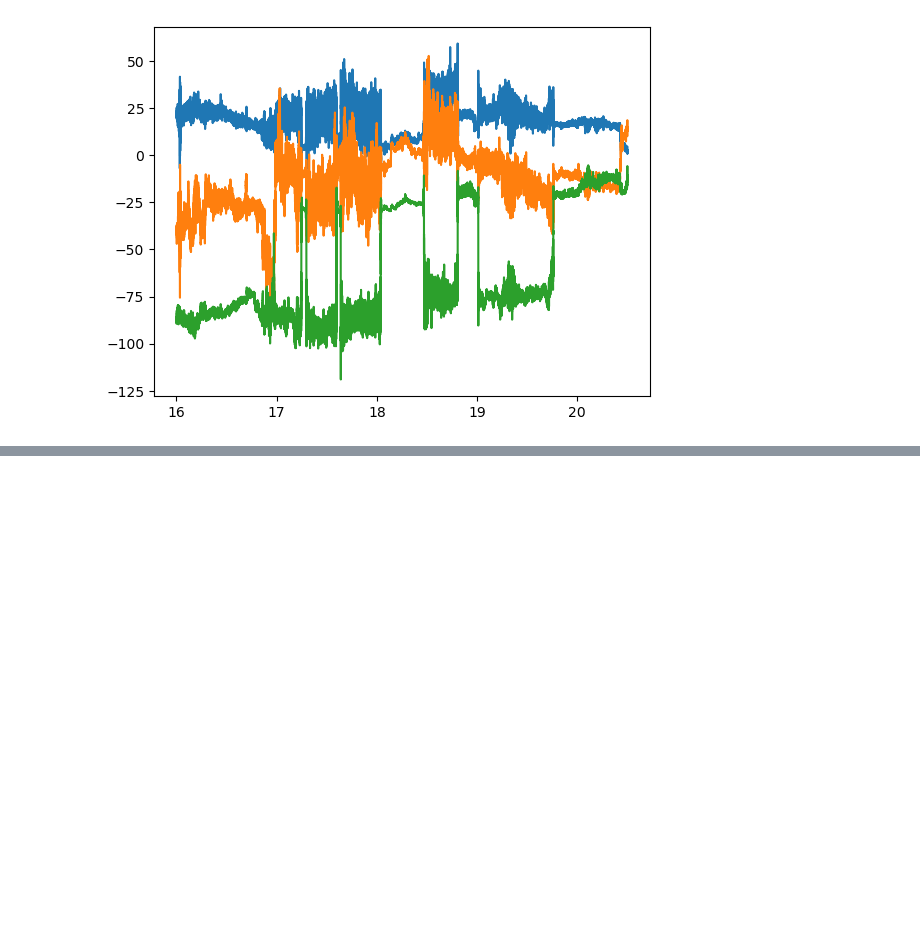
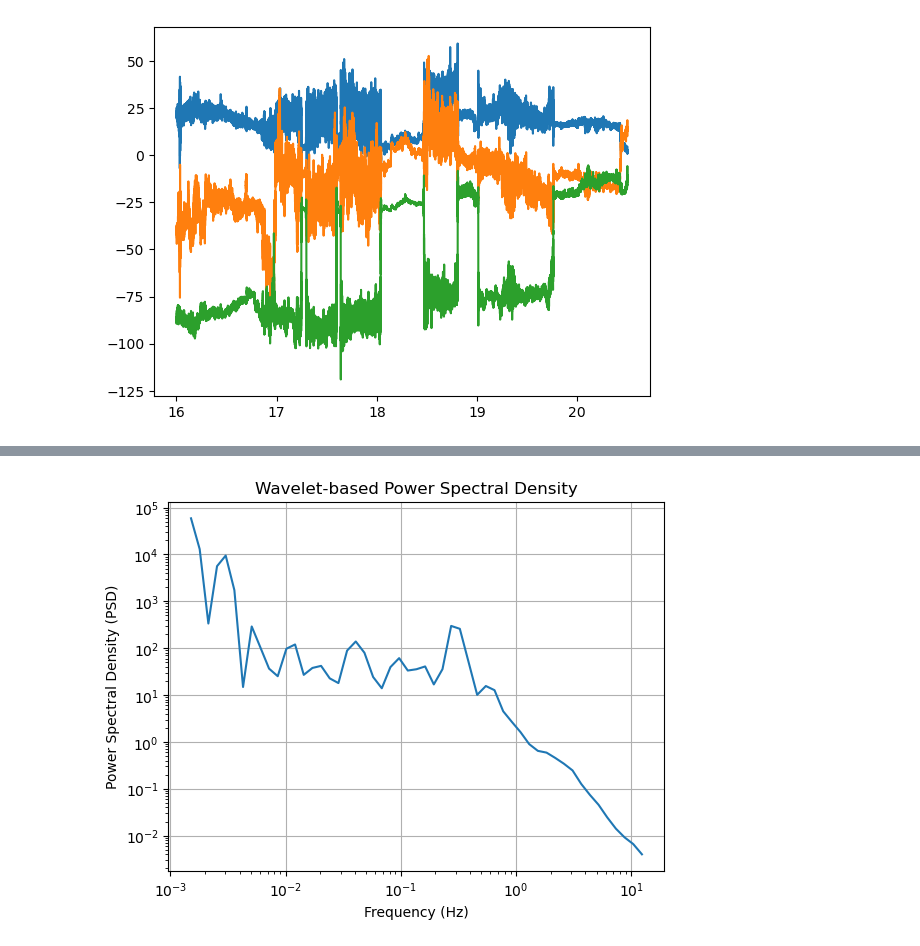
Before and after one commit to notanobis/Wavelet-Analysis, a Jupyter notebook: Code/plasma.ipynb, the cells around one changed output, grey strips where cells are left out. Saved outputs shown, nothing was run; the diff lists cells and outputs as text; code cells hidden in the pictures; blank space fills up the shorter version.

```diff
--- a/Code/plasma.ipynb
+++ b/Code/plasma.ipynb
@@ -213,0 +240,21 @@ array([23.73830032, 23.71969986, 23.68000031, 23.50169945, 23.28269958],
+# %%
+t1 = 64650
+t2 = 64750
+T = t2 - t1
+ind = np.where(np.logical_and(time >= t1 , time <= t2))
+wave_ind = wave[:,ind[0][0]:ind[0][-1]]
+power_ind = np.abs(wave_ind)**2
+avg_power = power_ind.mean(axis=1)
+frequencies = 1 / period
+psd_wavelet = 2 * dt * avg_power
+
+plt.plot(frequencies, psd_wavelet)
+plt.xlabel('Frequency (Hz)')
+plt.ylabel('Power Spectral Density (PSD)')
+plt.xscale('log')
+plt.yscale('log')
+plt.title('Wavelet-based Power Spectral Density')
+plt.grid(True)
+plt.show()
+# %% [output]
+[figure, added]
```
Also changed, not shown: parts of 16 cells of this notebook, 4 other files.
